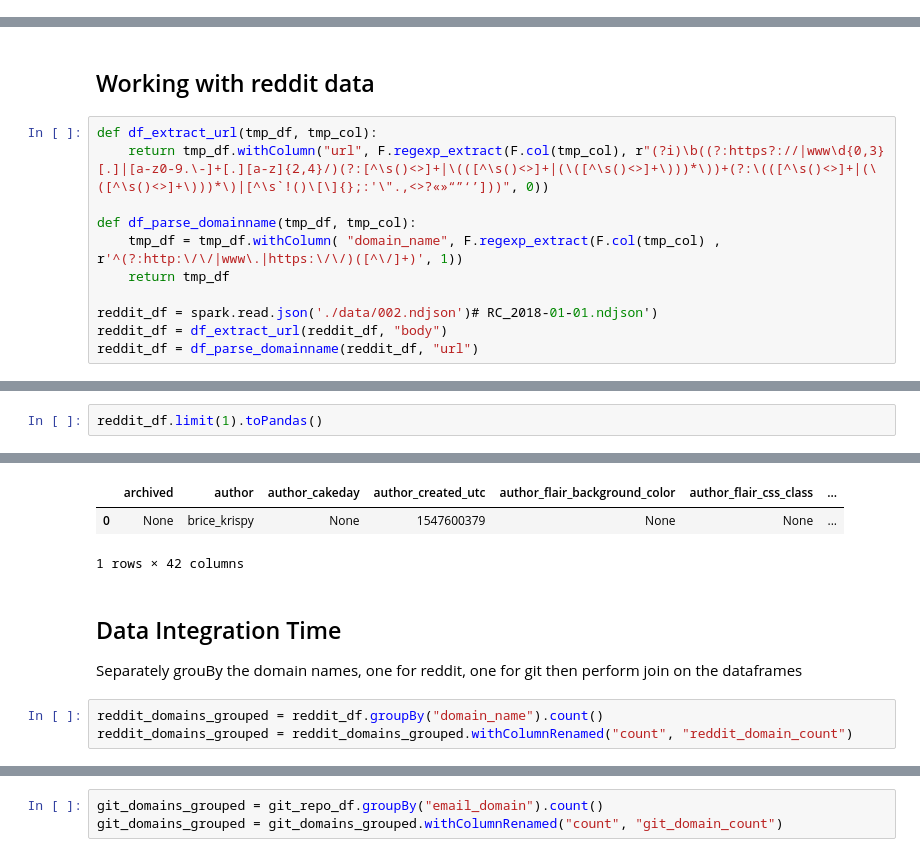
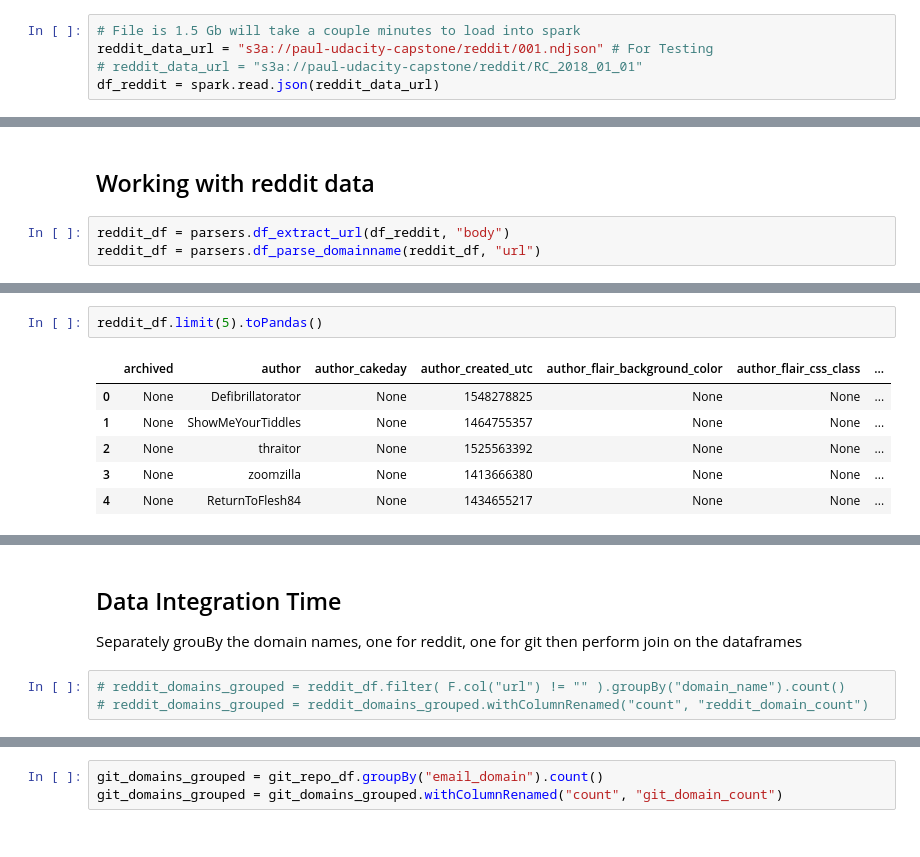
Before and after one commit to dentropy/udacity-capstone, a Jupyter notebook: practice_spark_df.ipynb, the cells around one changed output, grey strips where cells are left out. Drawn from its saved outputs; the diff is of its cells as text.

```diff
--- a/practice_spark_df.ipynb
+++ b/practice_spark_df.ipynb
@@ -19,0 +40,5 @@ To adjust logging level use sc.setLogLevel(newLevel). For SparkR, use setLogLeve
+# %%
+# File is 1.5 Gb will take a couple minutes to load into spark
+reddit_data_url = "s3a://paul-udacity-capstone/reddit/001.ndjson" # For Testing
+# reddit_data_url = "s3a://paul-udacity-capstone/reddit/RC_2018_01_01"
+df_reddit = spark.read.json(reddit_data_url)
@@ -48,16 +71,8 @@ final_df.toPandas()
 # %% [markdown]
 ## Working with reddit data
 # %%
-def df_extract_url(tmp_df, tmp_col):
-    return tmp_df.withColumn("url", F.regexp_extract(F.col(tmp_col), r"(?i)\b((?:https?://|www\d{0,3}[.]|[a-z0-9.\-]+[.][a-z]{2,4}/)(?:[^\s()<>]+|\(([^\s()<>]+|(\([^\s()<>]+\)))*\))+(?:\(([^\s()<>]+|(\([^\s()<>]+\)))*\)|[^\s`!()\[\]{};:'\".,<>?«»“”‘’]))", 0))
-
-def df_parse_domainname(tmp_df, tmp_col):
-    tmp_df = tmp_df.withColumn( "domain_name", F.regexp_extract(F.col(tmp_col) , r'^(?:http:\/\/|www\.|https:\/\/)([^\/]+)', 1))
-    return tmp_df
-
-reddit_df = spark.read.json('./data/002.ndjson')# RC_2018-01-01.ndjson')
-reddit_df = df_extract_url(reddit_df, "body")
-reddit_df = df_parse_domainname(reddit_df, "url")
+reddit_df = parsers.df_extract_url(df_reddit, "body")
+reddit_df = parsers.df_parse_domainname(reddit_df, "url")
 # %%
 reddit_df[["body", "url", "domain_name"]].filter( F.col("url") != "" ).show(3)
 # %% [output]
@@ -70,5 +85,11 @@ reddit_df[["body", "url", "domain_name"]].filter( F.col("url") != "" ).show(3)
 +--------------------+--------------------+--------------+
 only showing top 3 rows
 # %%
-reddit_df.limit(1).toPandas()
+reddit_df.limit(5).toPandas()
 # %% [output]
+|  | archived | author | author_cakeday | author_created_utc | author_flair_background_color | author_flair_css_class | ... |
+| 0 | None | Defibrillatorator | None | 1548278825 | None | None | ... |
+| 1 | None | ShowMeYourTiddles | None | 1464755357 | None | None | ... |
+| 2 | None | thraitor | None | 1525563392 | None | None | ... |
+| 3 | None | zoomzilla | None | 1413666380 | None | None | ... |
+| 4 | None | ReturnToFlesh84 | None | 1434655217 | None | None | ... |
@@ -76,9 +97,6 @@ reddit_df.limit(1).toPandas()
-|  | archived | author | author_cakeday | author_created_utc | author_flair_background_color | author_flair_css_class | ... |
-| 0 | None | brice_krispy | None | 1547600379 | None | None | ... |
-1 rows × 42 columns
 # %% [markdown]
 ## Data Integration Time
 Separately grouBy the domain names, one for reddit, one for git then perform join on the dataframes
 # %%
-reddit_domains_grouped = reddit_df.groupBy("domain_name").count()
-reddit_domains_grouped = reddit_domains_grouped.withColumnRenamed("count", "reddit_domain_count")
+# reddit_domains_grouped = reddit_df.filter( F.col("url") != "" ).groupBy("domain_name").count()
+# reddit_domains_grouped = reddit_domains_grouped.withColumnRenamed("count", "reddit_domain_count")
```
Also changed, not shown: parts of 28 cells of this notebook.
